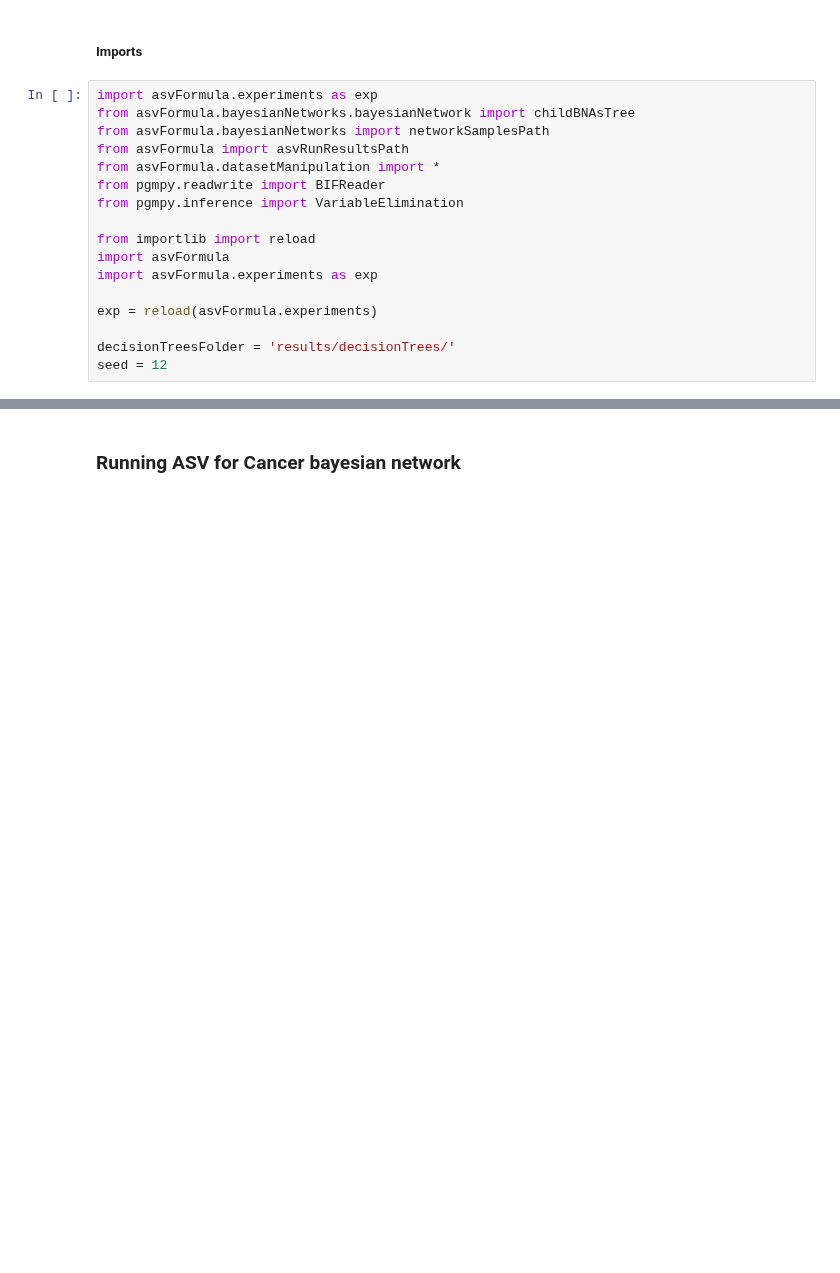
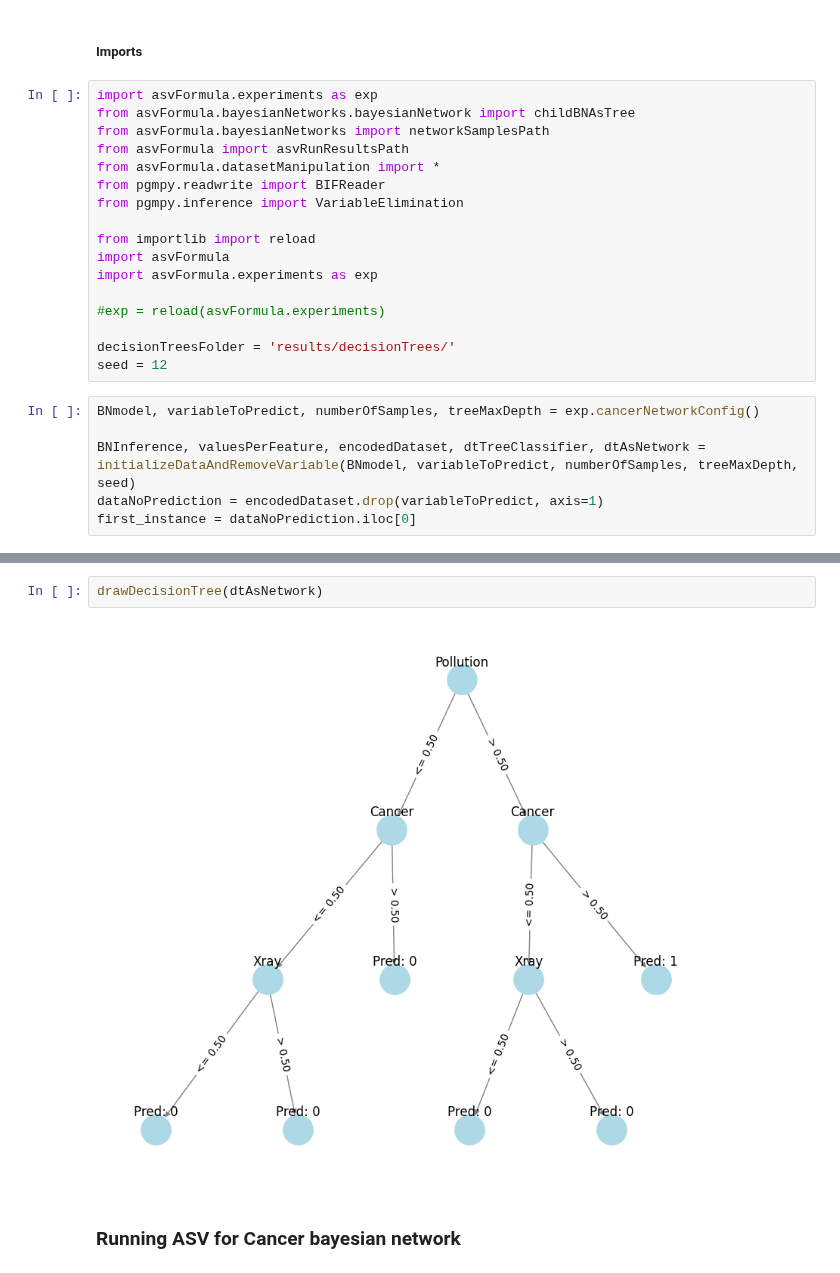
Before and after one commit to EchuCompa/pasantia-BICC, a Jupyter notebook: meanPredictionExperiments.ipynb, the cells around one changed output, grey strips where cells are left out. Saved outputs shown, nothing was run; the diff lists cells and outputs as text; blank space fills up the shorter version.

```diff
--- a/meanPredictionExperiments.ipynb
+++ b/meanPredictionExperiments.ipynb
@@ -13,7 +13,13 @@ from importlib import reload
 import asvFormula
 import asvFormula.experiments as exp
 
-exp = reload(asvFormula.experiments)
+#exp = reload(asvFormula.experiments)
 
 decisionTreesFolder = 'results/decisionTrees/'
 seed = 12
+# %%
+BNmodel, variableToPredict, numberOfSamples, treeMaxDepth = exp.cancerNetworkConfig()
+
+BNInference, valuesPerFeature, encodedDataset, dtTreeClassifier, dtAsNetwork = initializeDataAndRemoveVariable(BNmodel, variableToPredict, numberOfSamples, treeMaxDepth, seed)
+dataNoPrediction = encodedDataset.drop(variableToPredict, axis=1)
+first_instance = dataNoPrediction.iloc[0]
@@ -20,3 +43,7 @@ seed = 12
+# %%
+drawDecisionTree(dtAsNetwork)
+# %% [output]
+[figure, added]
 # %% [markdown]
 ### Running ASV for Cancer bayesian network
 # %% [markdown]
```
Also changed, not shown: parts of 6 cells of this notebook, 1 other file.
